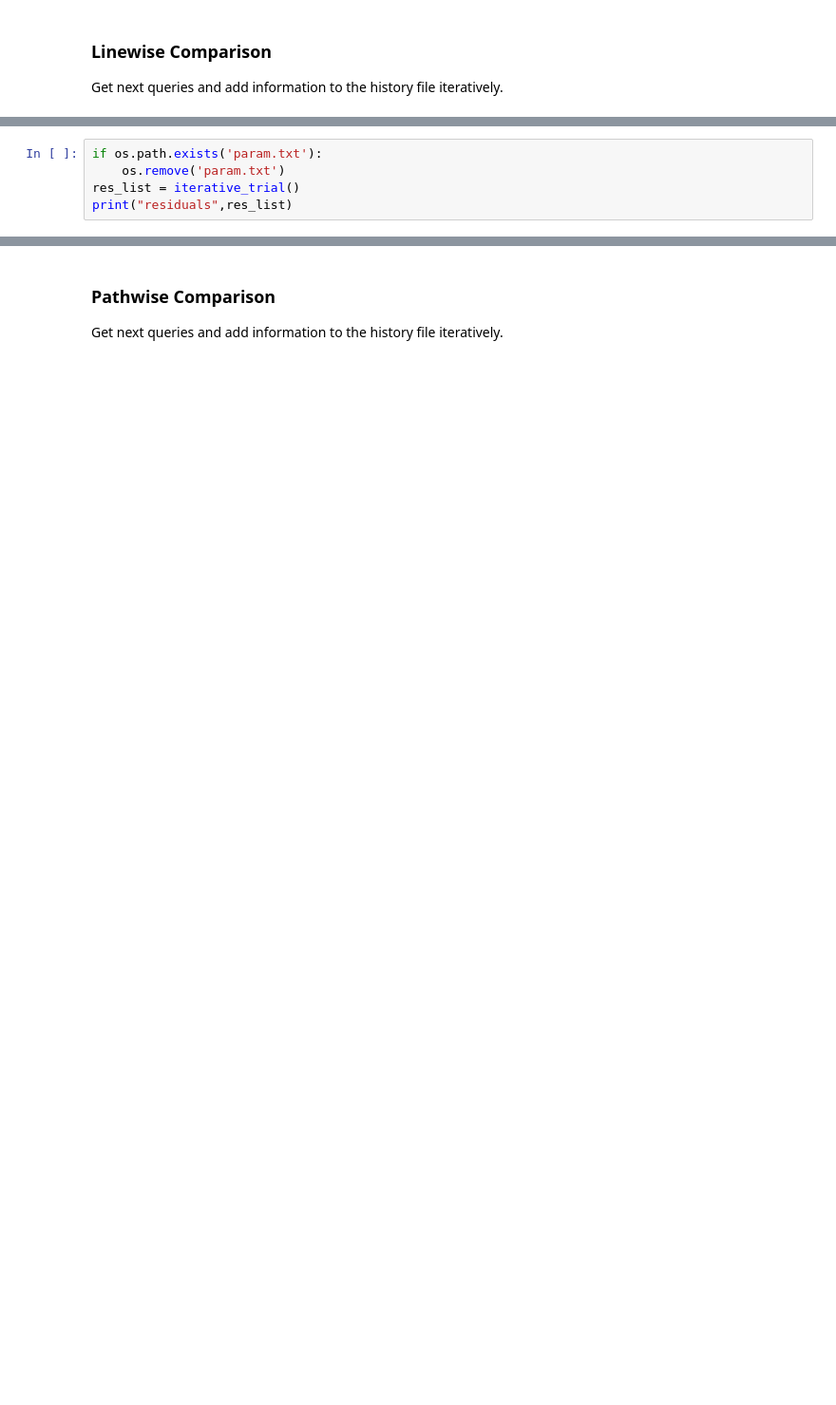
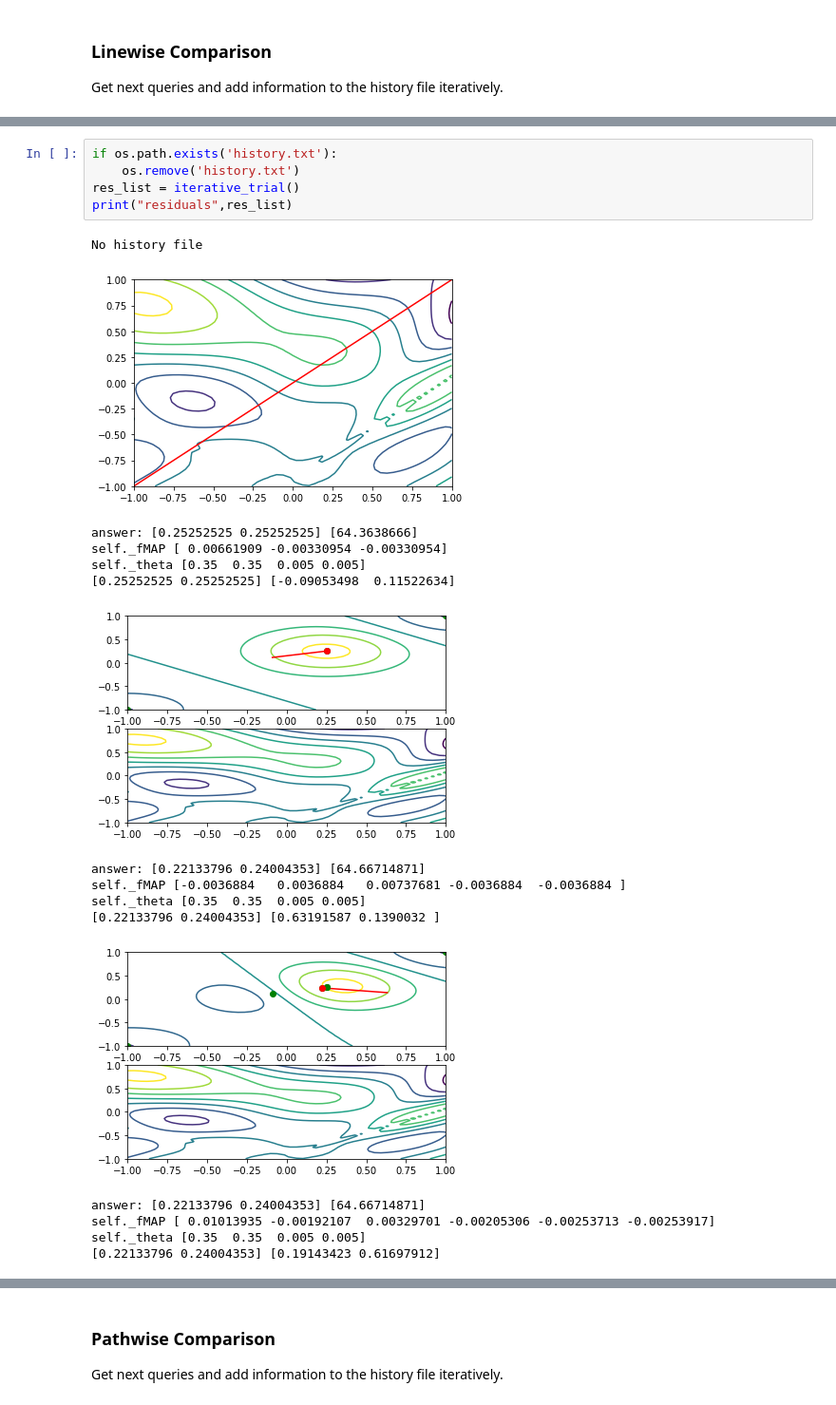
Before and after one commit to takuma-ya/preferentialBO, a Jupyter notebook: main/usage.ipynb, the cells around one changed output, grey strips where cells are left out. Shown at 95% size. Drawn from its saved outputs; the diff is of its cells as text; blank space fills up the shorter version.

```diff
--- a/main/usage.ipynb
+++ b/main/usage.ipynb
@@ -176,7 +186,24 @@ def iterative_trial():
     #return transition of residuals.
     return res_list
 # %%
-if os.path.exists('param.txt'):
-    os.remove('param.txt')
+if os.path.exists('history.txt'):
+    os.remove('history.txt')
 res_list = iterative_trial()
 print("residuals",res_list)
+# %% [output]
+No history file
+[figure, added]
+answer: [0.25252525 0.25252525] [64.3638666]
+self._fMAP [ 0.00661909 -0.00330954 -0.00330954]
+self._theta [0.35  0.35  0.005 0.005]
+[0.25252525 0.25252525] [-0.09053498  0.11522634]
+[figure, added]
+answer: [0.22133796 0.24004353] [64.66714871]
+self._fMAP [-0.0036884   0.0036884   0.00737681 -0.0036884  -0.0036884 ]
+self._theta [0.35  0.35  0.005 0.005]
+[0.22133796 0.24004353] [0.63191587 0.1390032 ]
+[figure, added]
+answer: [0.22133796 0.24004353] [64.66714871]
+self._fMAP [ 0.01013935 -0.00192107  0.00329701 -0.00205306 -0.00253713 -0.00253917]
+self._theta [0.35  0.35  0.005 0.005]
+[0.22133796 0.24004353] [0.19143423 0.61697912]
```
Also changed, not shown: parts of 10 cells of this notebook, 7 other files.
